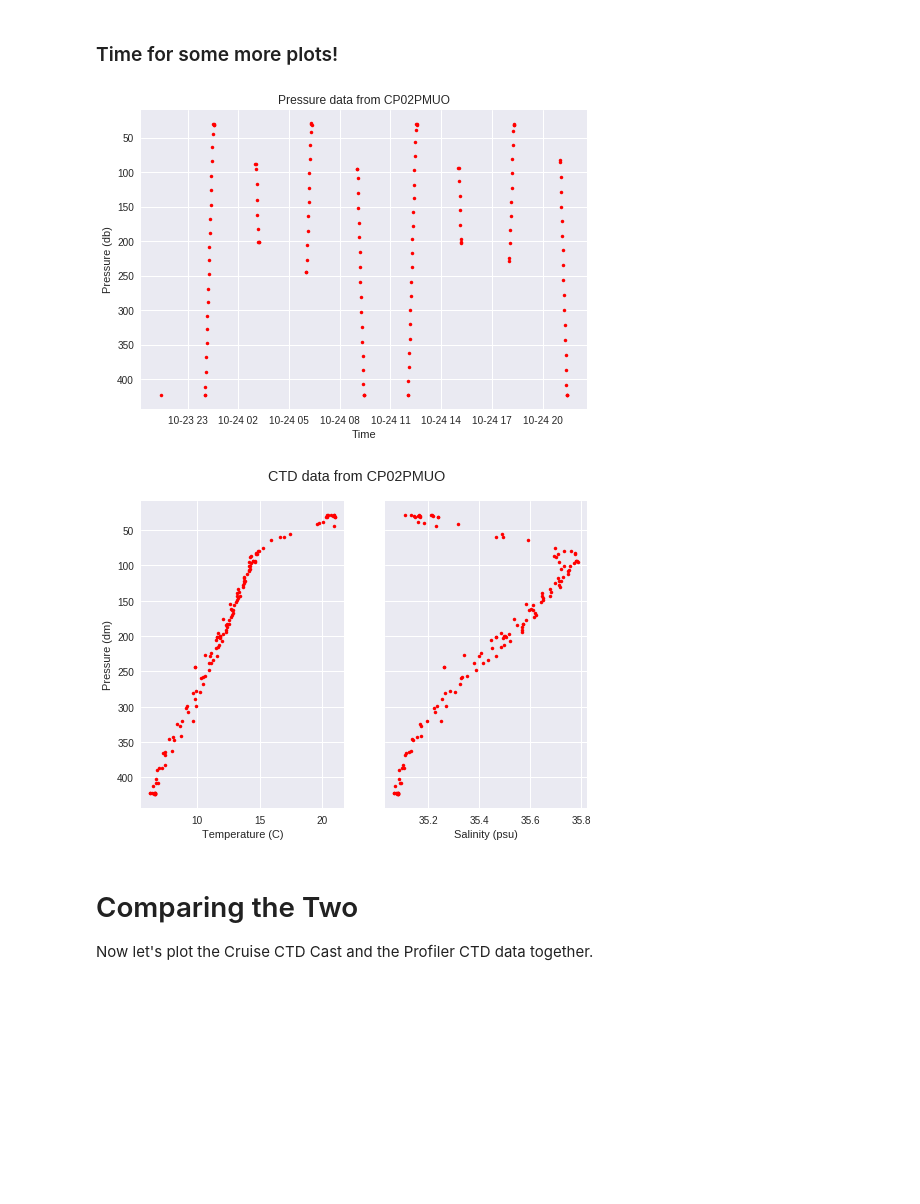
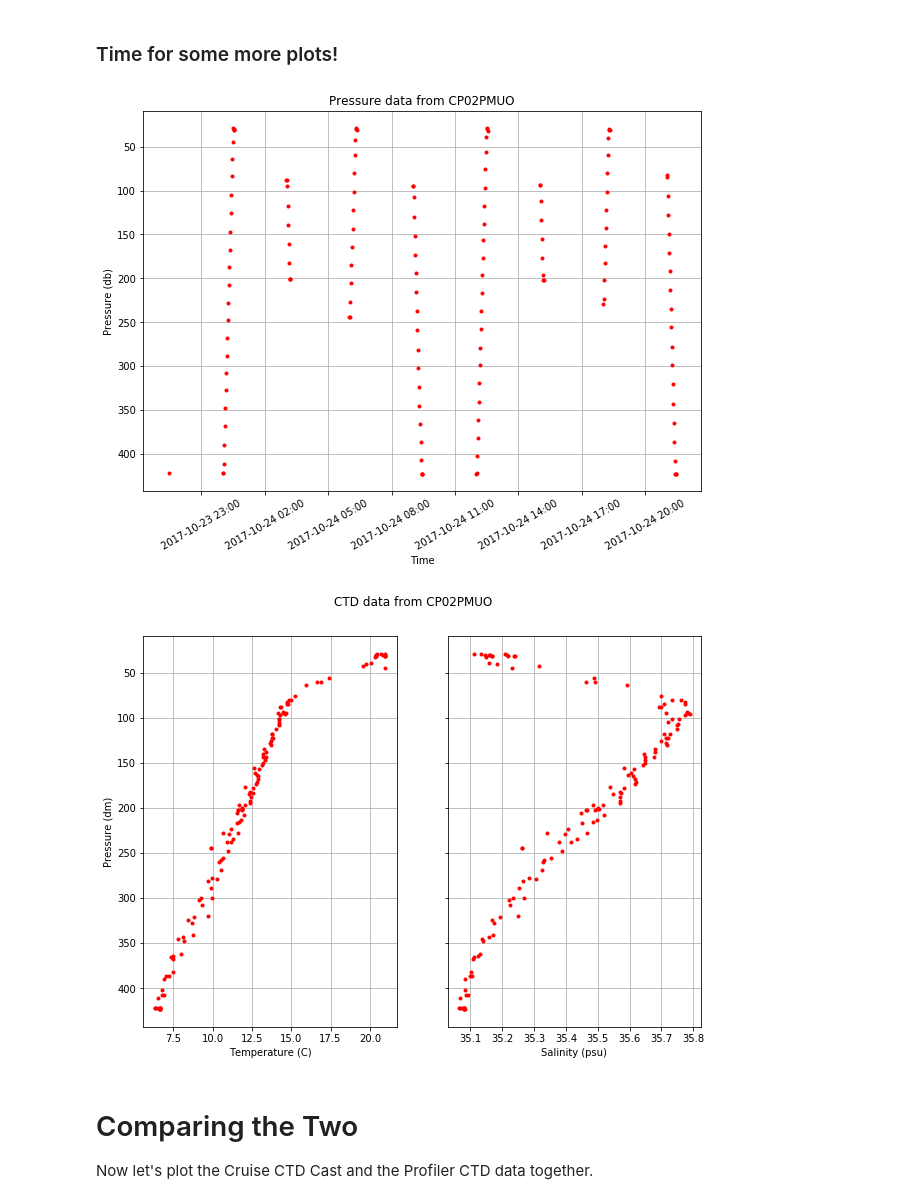
Before and after one commit to ooi-data-review/2018-data-workshops, a Jupyter notebook: geology/examples/extras/Cruise_Data_Comparison.ipynb, the cells around one changed output. Drawn from its saved outputs; the diff is of its cells as text; code cells hidden in the pictures; blank space fills up the shorter version.

```diff
--- a/geology/examples/extras/Cruise_Data_Comparison.ipynb
+++ b/geology/examples/extras/Cruise_Data_Comparison.ipynb
@@ -164,29 +163,39 @@ for i in range(len(data)):
 ### Time for some more plots!
 # %%
 # First, let's make a timeseries of pressure
+fig, ax = plt.subplots(figsize=(10, 7))
 plt.plot_date(p_time,p_pr,'r.')
 plt.gca().invert_yaxis()
 plt.xlabel('Time')
 plt.ylabel('Pressure (db)')
-plt.title('Pressure data from CP02PMUO');
+plt.grid()
+plt.title('Pressure data from CP02PMUO')
+
+# Format date axis
+from matplotlib.dates import DateFormatter
+formatter = DateFormatter('%Y-%m-%d %H:%M')
+ax.xaxis.set_major_formatter(formatter)
+ax.xaxis.set_tick_params(rotation=30, labelsize=10)
 # %% [output]
-[figure, old version]
+[figure, new version]
 # %%
 # Next, let's create some profile plots of Temperature and Salinity
-fig, (ax1, ax2) = plt.subplots(1, 2, sharey=True)
+fig, (ax1, ax2) = plt.subplots(1, 2, sharey=True, figsize=(10, 7))
 
 ax1.plot(p_temp,p_pr,'r.')
 ax1.invert_yaxis()
 ax1.set_xlabel('Temperature (C)')
 ax1.set_ylabel('Pressure (dm)')
+ax1.grid()
 
 ax2.plot(p_sal,p_pr,'r.')
 ax2.set_xlabel('Salinity (psu)')
+ax2.grid()
 
 fig.suptitle('CTD data from CP02PMUO')
-fig.subplots_adjust(top=0.9);
+fig.subplots_adjust(top=0.9)
 # %% [output]
-[figure, old version]
+[figure, new version]
 # %% [markdown]
 # Comparing the Two
 
```
Also changed, not shown: parts of 4 cells of this notebook.
